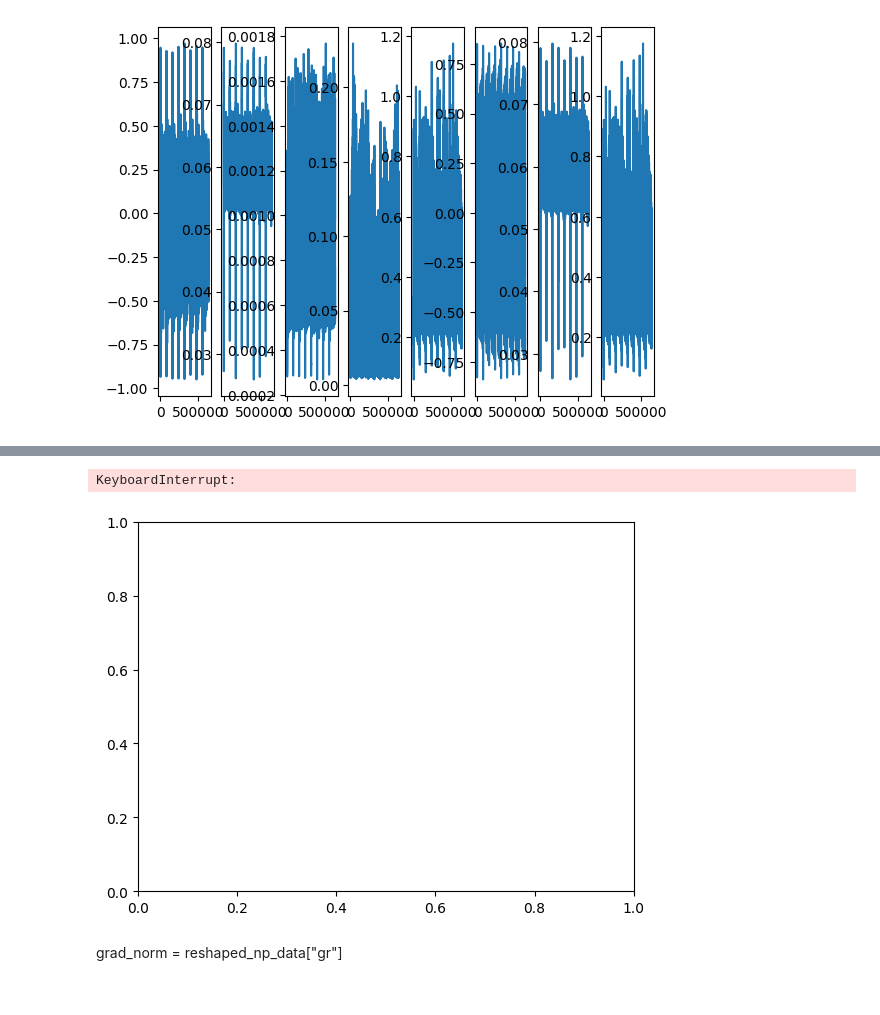
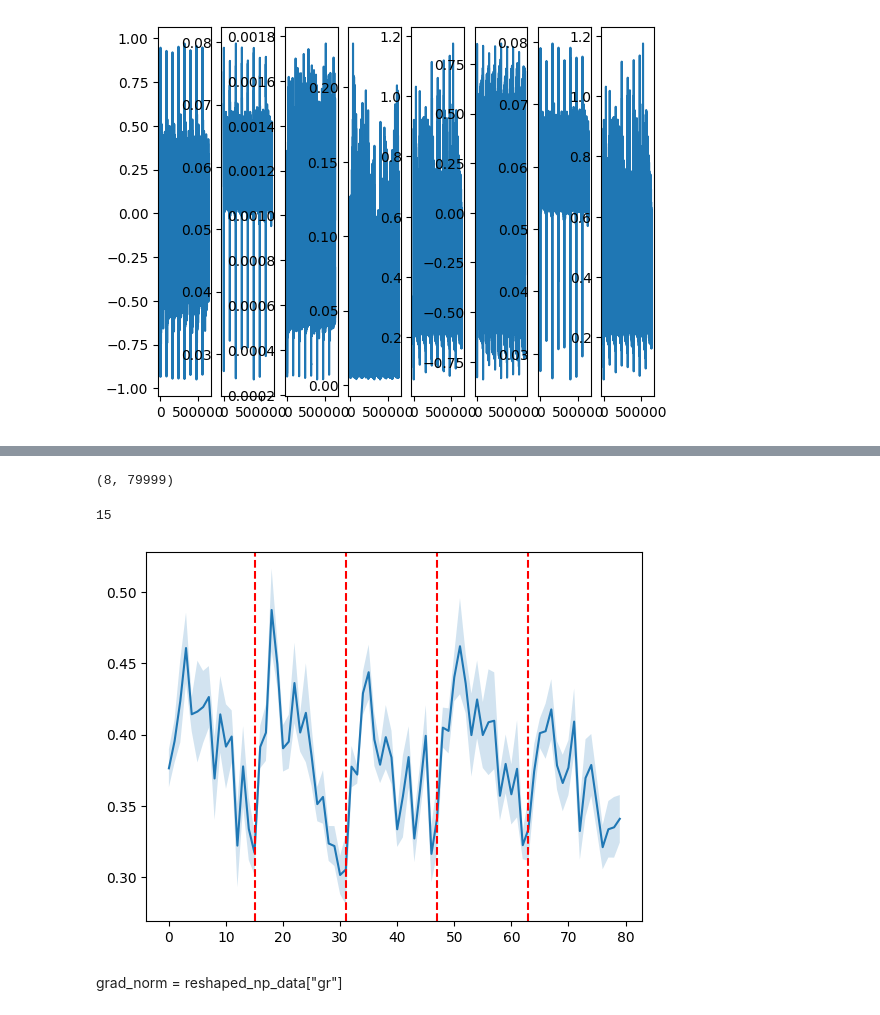
Before and after one commit to EmptyJackson/rl-nn-dynamics, a Jupyter notebook: notebooks/plot_metrics.ipynb, the cells around one changed output, grey strips where cells are left out. Drawn from its saved outputs; the diff is of its cells as text; code cells hidden in the pictures.

```diff
--- a/notebooks/plot_metrics.ipynb
+++ b/notebooks/plot_metrics.ipynb
@@ -132,4 +171,2 @@ array([0.04089939, 0.04747364, 0.04535708, 0.04335257, 0.0462303 ,
 # %%
-np_data = {k: np.array(v) for k, v in data.items()}
+unclipped_ppo_data = {k: np.array(v) for k,v in data.items()}
-# %%
-reshaped_np_data = {k: v.reshape((8, -1)) for k, v in np_data.items()}
@@ -135,0 +177,9 @@ reshaped_np_data = {k: v.reshape((8, -1)) for k, v in np_data.items()}
+# %%
+import numpy as np
+ppo_np_data = {k: np.array(v) for k, v in ppo_data.items()}
+count_reset_np_data = {k: np.array(v) for k, v in count_reset_data.items()}
+clipped_ppo_np_data = {k: np.array(v) for k, v in clipped_ppo_data.items()}
+# %%
+ppo_reshaped_np_data = {k: v.reshape((8, -1)) for k, v in ppo_np_data.items()}
+count_reset_reshaped_np_data = {k: v.reshape((8, -1)) for k, v in count_reset_np_data.items()}
+clipped_ppo_reshaped_np_data = {k: v.reshape((8, -1)) for k, v in clipped_ppo_np_data.items()}
@@ -211,12 +376,21 @@ plt.subplots_adjust(wspace=0.6, hspace=0.4)
+# %%
+reshaped_np_data["grad_norm"].shape
+# %% [output]
+(8, 79999)
+# %%
+reshaped_np_data["grad_norm"].shape[1] % 16
+# %% [output]
+15
 # %%
-grad_norm = reshaped_np_data["grad_norm"]
+grad_norm = reshaped_np_data["grad_norm"][:, 2689 * 16:2694 * 16]
 
 mean = np.mean(grad_norm, axis=0)
 std = np.std(grad_norm, axis=0) / np.sqrt(grad_norm.shape[0])
-plt.plot(range(len(mean)), np.mean(grad_norm, axis=0))
-plt.fill_between(range(len(mean)), )
+plt.plot(range(len(mean)), mean)
+plt.fill_between(range(len(mean)), mean - std, mean + std, alpha=0.2)
+for x in range(16, 5 * 16, 16):
+    plt.axvline(x=x-1, linestyle='--', color='r')
 # %% [output]
-KeyboardInterrupt:
-[figure, old version]
+[figure, new version]
 # %% [markdown]
 grad_norm = reshaped_np_data["gr"]
```
Also changed, not shown: parts of 19 cells of this notebook, 2 other files.
